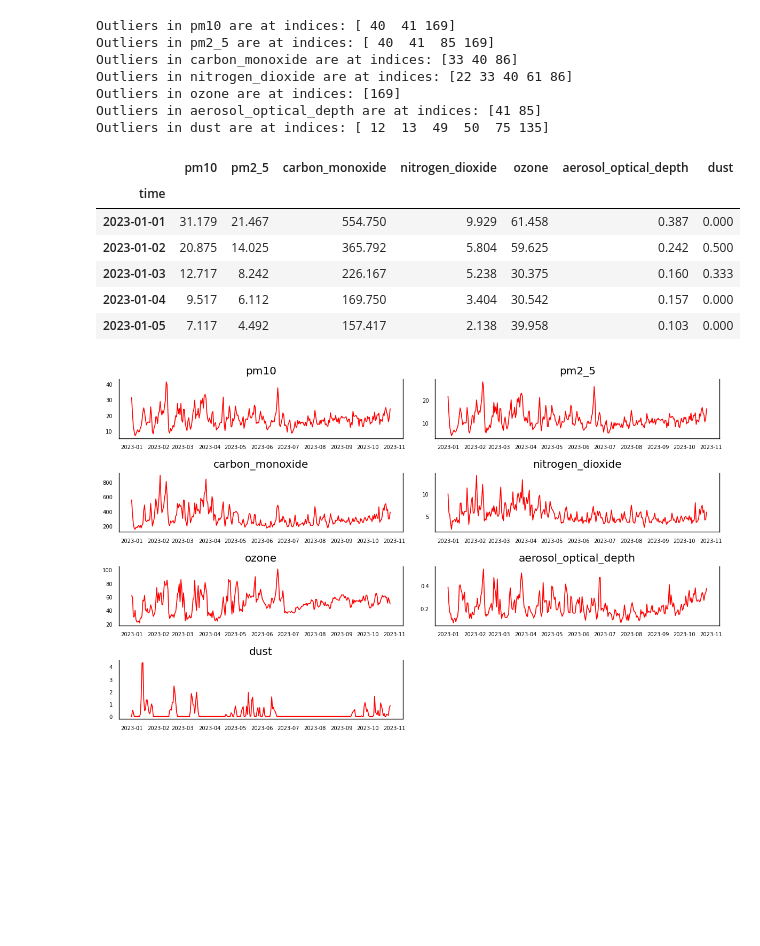
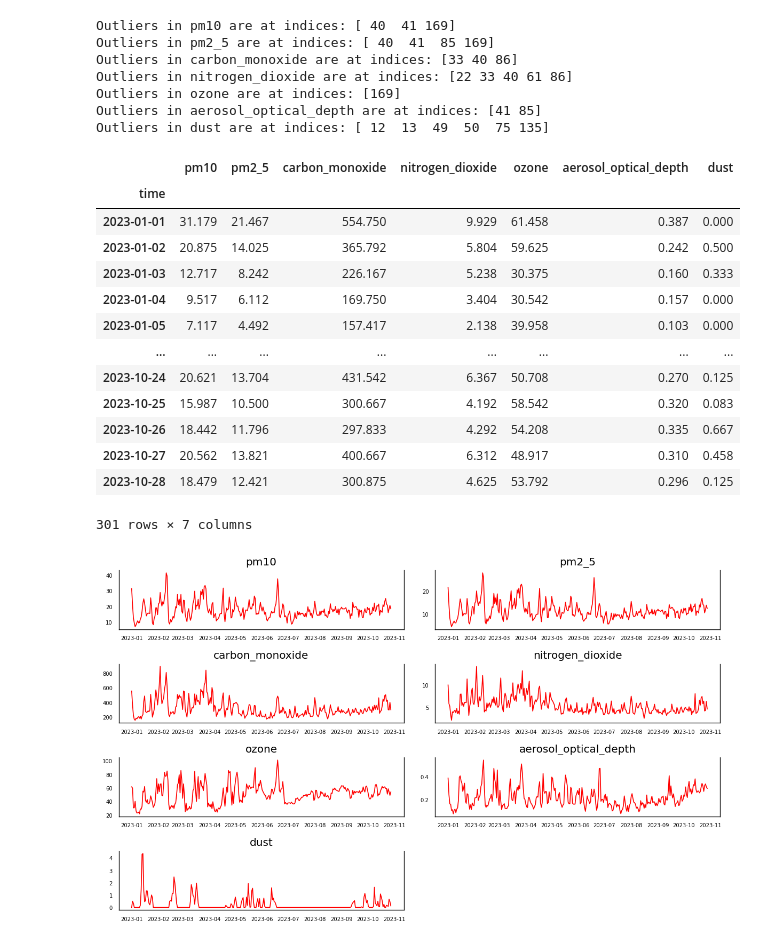
Before and after one commit to kayabaakihiko13/Scrapping_And_Analitic_OpenMeto, a Jupyter notebook: jupyter/test.ipynb, the cells around one changed output. Drawn from its saved outputs; the diff is of its cells as text; code cells hidden in the pictures; blank space fills up the shorter version.

```diff
--- a/jupyter/test.ipynb
+++ b/jupyter/test.ipynb
@@ -325,15 +332,22 @@ Outliers in dust are at indices: [ 12  13  49  50  75 135]
 # %%
 # setting `time` feature be index
 times_series_df.set_index("time",inplace=True)
-times_series_df.head()
+times_series_df
 # %% [output]
 |  | pm10 | pm2_5 | carbon_monoxide | nitrogen_dioxide | ozone | aerosol_optical_depth | dust |
 | time |  |  |  |  |  |  |  |
 | 2023-01-01 | 31.179 | 21.467 | 554.750 | 9.929 | 61.458 | 0.387 | 0.000 |
 | 2023-01-02 | 20.875 | 14.025 | 365.792 | 5.804 | 59.625 | 0.242 | 0.500 |
 | 2023-01-03 | 12.717 | 8.242 | 226.167 | 5.238 | 30.375 | 0.160 | 0.333 |
 | 2023-01-04 | 9.517 | 6.112 | 169.750 | 3.404 | 30.542 | 0.157 | 0.000 |
 | 2023-01-05 | 7.117 | 4.492 | 157.417 | 2.138 | 39.958 | 0.103 | 0.000 |
+| ... | ... | ... | ... | ... | ... | ... | ... |
+| 2023-10-24 | 20.621 | 13.704 | 431.542 | 6.367 | 50.708 | 0.270 | 0.125 |
+| 2023-10-25 | 15.987 | 10.500 | 300.667 | 4.192 | 58.542 | 0.320 | 0.083 |
+| 2023-10-26 | 18.442 | 11.796 | 297.833 | 4.292 | 54.208 | 0.335 | 0.667 |
+| 2023-10-27 | 20.562 | 13.821 | 400.667 | 6.312 | 48.917 | 0.310 | 0.458 |
+| 2023-10-28 | 18.479 | 12.421 | 300.875 | 4.625 | 53.792 | 0.296 | 0.125 |
+301 rows × 7 columns
 # %%
 fig, axes = plt.subplots(nrows=4, ncols=2, dpi=120, figsize=(10, 6))
 for i, ax in enumerate(axes.flatten()):
```
Also changed, not shown: parts of 27 cells of this notebook.
